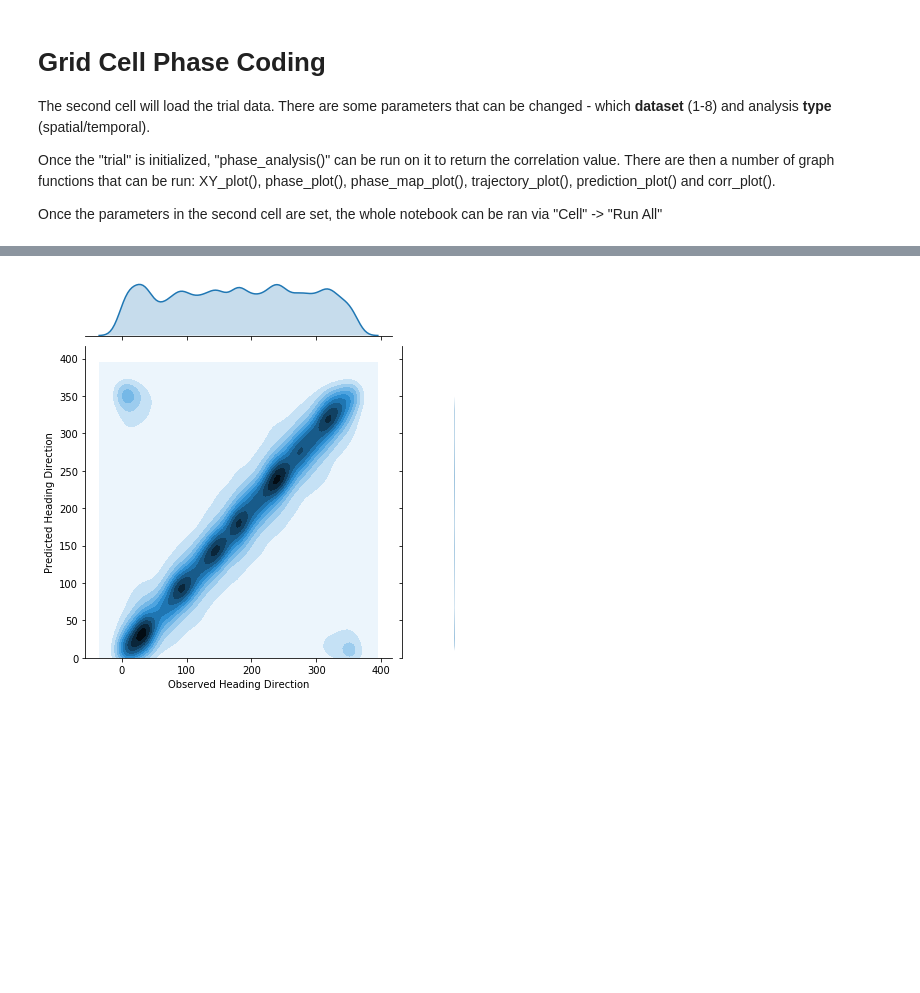
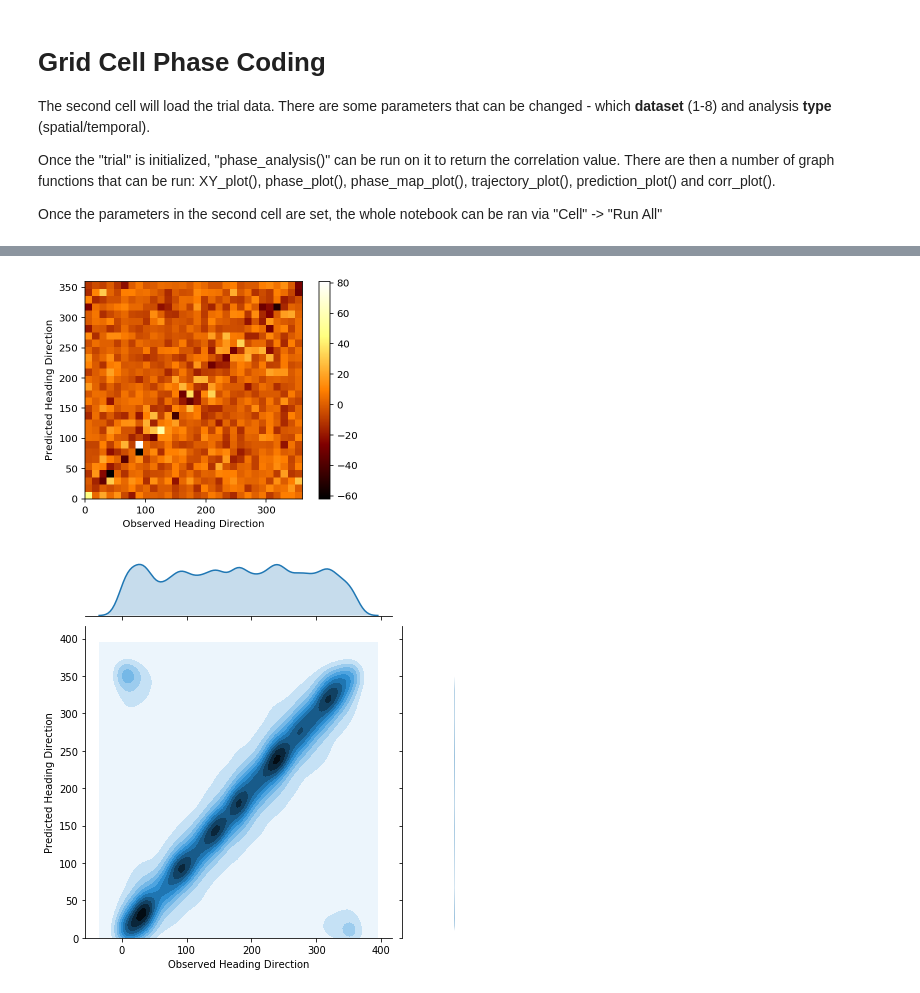
Before and after one commit to DanielHHowell/Grid-Cell, a Jupyter notebook: bulk-main.ipynb, the cells around one changed output, grey strips where cells are left out. Cells and saved outputs as stored; diff of their text form; code cells hidden in the pictures; blank space fills up the shorter version.

```diff
--- a/bulk-main.ipynb
+++ b/bulk-main.ipynb
@@ -83,3 +125,16 @@ plt.show()
+# %%
+heatmap3, xedges, yedges = np.histogram2d(fangles[:, 0], fangles[:, 1], bins=30)
+extent = [xedges[0], xedges[-1], yedges[0], yedges[-1]]
+diff = heatmap - heatmap2
+
+plt.clf()
+plt.imshow(diff.T, extent=extent, origin='lower', cmap='afmhot')
+plt.colorbar()
+plt.ylabel('Predicted Heading Direction')
+plt.xlabel('Observed Heading Direction')
+plt.show()
+# %% [output]
+[figure, added]
 # %%
 corr_df = pd.DataFrame(data=angles_arr, columns=['Observed Heading Direction', 'Predicted Heading Direction'])
 sns.jointplot(x='Observed Heading Direction', y='Predicted Heading Direction', data=corr_df, kind='kde')
```
Also changed, not shown: parts of 14 cells of this notebook.
